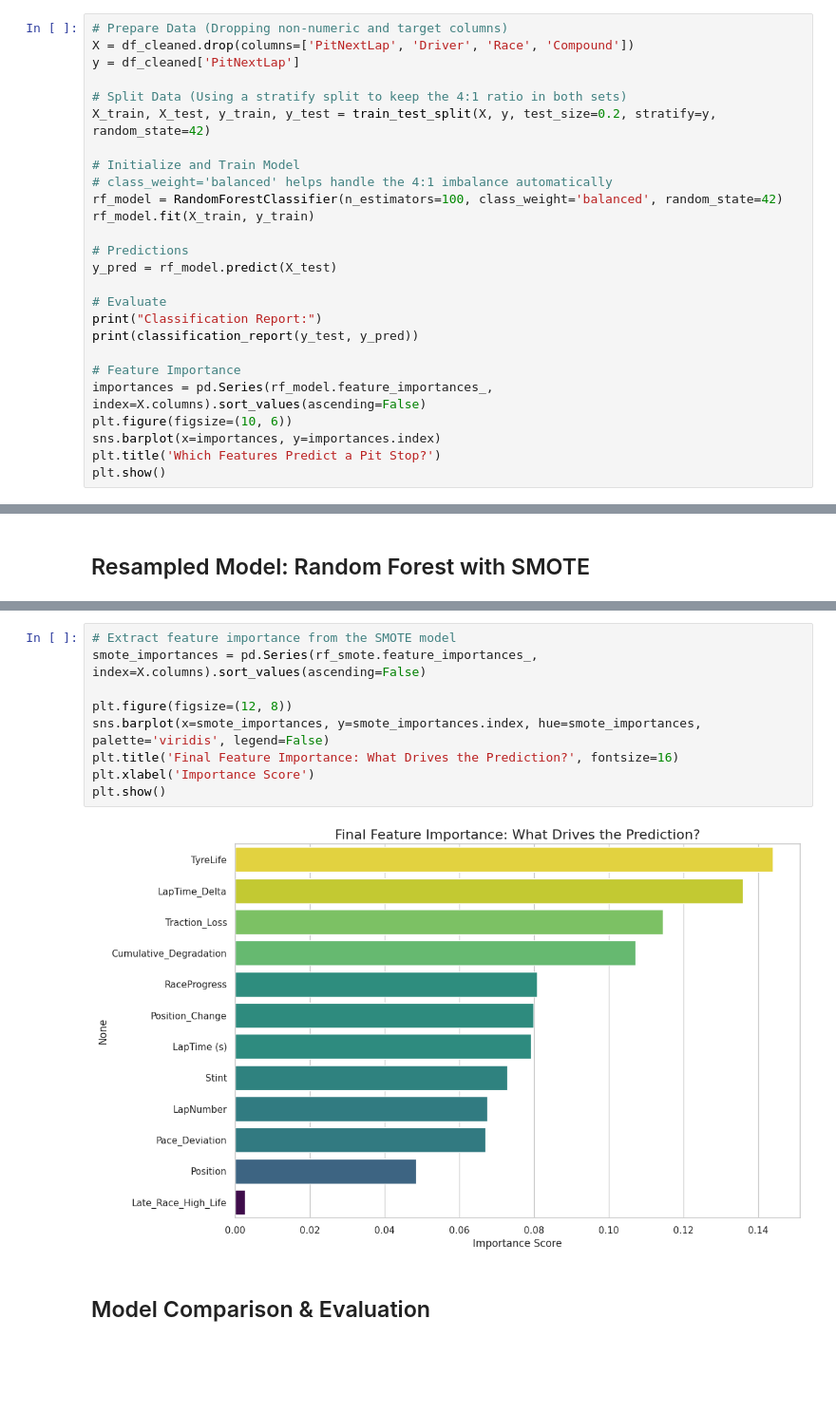
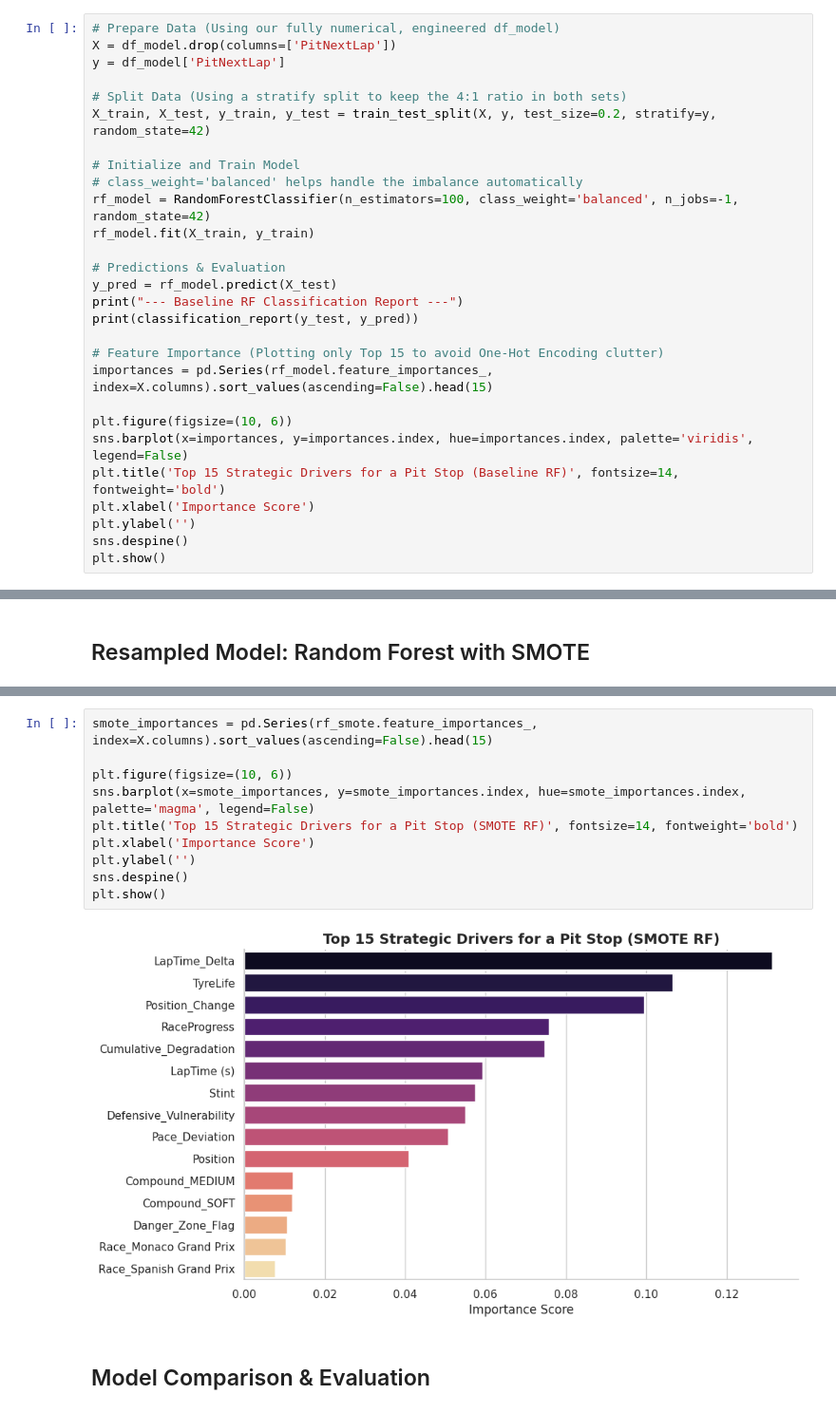
Before and after one commit to PavanKumarVattikuti/Data-Science-Portfolio, a Jupyter notebook: Machine-Learning-and-Predictive-Modeling/F1-Pit-Stop-Prediction(Random-Forest).ipynb, the cells around one changed output, grey strips where cells are left out. Shown at 95% size. Cells and saved outputs as stored; diff of their text form; blank space fills up the shorter version.

Commit message:
Kaggle Notebook | F1 Analytics | Pit Stop Prediction (SMOTE) | Version 8

```diff
--- a/Machine-Learning-and-Predictive-Modeling/F1-Pit-Stop-Prediction(Random-Forest).ipynb
+++ b/Machine-Learning-and-Predictive-Modeling/F1-Pit-Stop-Prediction(Random-Forest).ipynb
@@ -269,29 +539,31 @@ plt.show()
 # %% [markdown]
 ## Baseline Model: Random Forest (Balanced Class Weights)
 # %%
-# Prepare Data (Dropping non-numeric and target columns)
-X = df_cleaned.drop(columns=['PitNextLap', 'Driver', 'Race', 'Compound'])
-y = df_cleaned['PitNextLap']
+# Prepare Data (Using our fully numerical, engineered df_model)
+X = df_model.drop(columns=['PitNextLap'])
+y = df_model['PitNextLap']
 
 # Split Data (Using a stratify split to keep the 4:1 ratio in both sets)
 X_train, X_test, y_train, y_test = train_test_split(X, y, test_size=0.2, stratify=y, random_state=42)
 
 # Initialize and Train Model
-# class_weight='balanced' helps handle the 4:1 imbalance automatically
-rf_model = RandomForestClassifier(n_estimators=100, class_weight='balanced', random_state=42)
+# class_weight='balanced' helps handle the imbalance automatically
+rf_model = RandomForestClassifier(n_estimators=100, class_weight='balanced', n_jobs=-1, random_state=42)
 rf_model.fit(X_train, y_train)
 
-# Predictions
+# Predictions & Evaluation
 y_pred = rf_model.predict(X_test)
-
-# Evaluate
-print("Classification Report:")
+print("--- Baseline RF Classification Report ---")
 print(classification_report(y_test, y_pred))
 
-# Feature Importance
-importances = pd.Series(rf_model.feature_importances_, index=X.columns).sort_values(ascending=False)
+# Feature Importance (Plotting only Top 15 to avoid One-Hot Encoding clutter)
+importances = pd.Series(rf_model.feature_importances_, index=X.columns).sort_values(ascending=False).head(15)
+
 plt.figure(figsize=(10, 6))
-sns.barplot(x=importances, y=importances.index)
-plt.title('Which Features Predict a Pit Stop?')
+sns.barplot(x=importances, y=importances.index, hue=importances.index, palette='viridis', legend=False)
+plt.title('Top 15 Strategic Drivers for a Pit Stop (Baseline RF)', fontsize=14, fontweight='bold')
+plt.xlabel('Importance Score')
+plt.ylabel('')
+sns.despine()
 plt.show()
 # %% [output]
@@ -359,14 +631,15 @@ plt.show()
 # %%
-# Extract feature importance from the SMOTE model
-smote_importances = pd.Series(rf_smote.feature_importances_, index=X.columns).sort_values(ascending=False)
+smote_importances = pd.Series(rf_smote.feature_importances_, index=X.columns).sort_values(ascending=False).head(15)
 
-plt.figure(figsize=(12, 8))
-sns.barplot(x=smote_importances, y=smote_importances.index, hue=smote_importances, palette='viridis', legend=False)
-plt.title('Final Feature Importance: What Drives the Prediction?', fontsize=16)
+plt.figure(figsize=(10, 6))
+sns.barplot(x=smote_importances, y=smote_importances.index, hue=smote_importances.index, palette='magma', legend=False)
+plt.title('Top 15 Strategic Drivers for a Pit Stop (SMOTE RF)', fontsize=14, fontweight='bold')
 plt.xlabel('Importance Score')
+plt.ylabel('')
+sns.despine()
 plt.show()
 # %% [output]
-[figure, old version]
+[figure, new version]
 # %% [markdown]
 ## Model Comparison & Evaluation
 # %%
```
Also changed, not shown: parts of 40 cells of this notebook.
